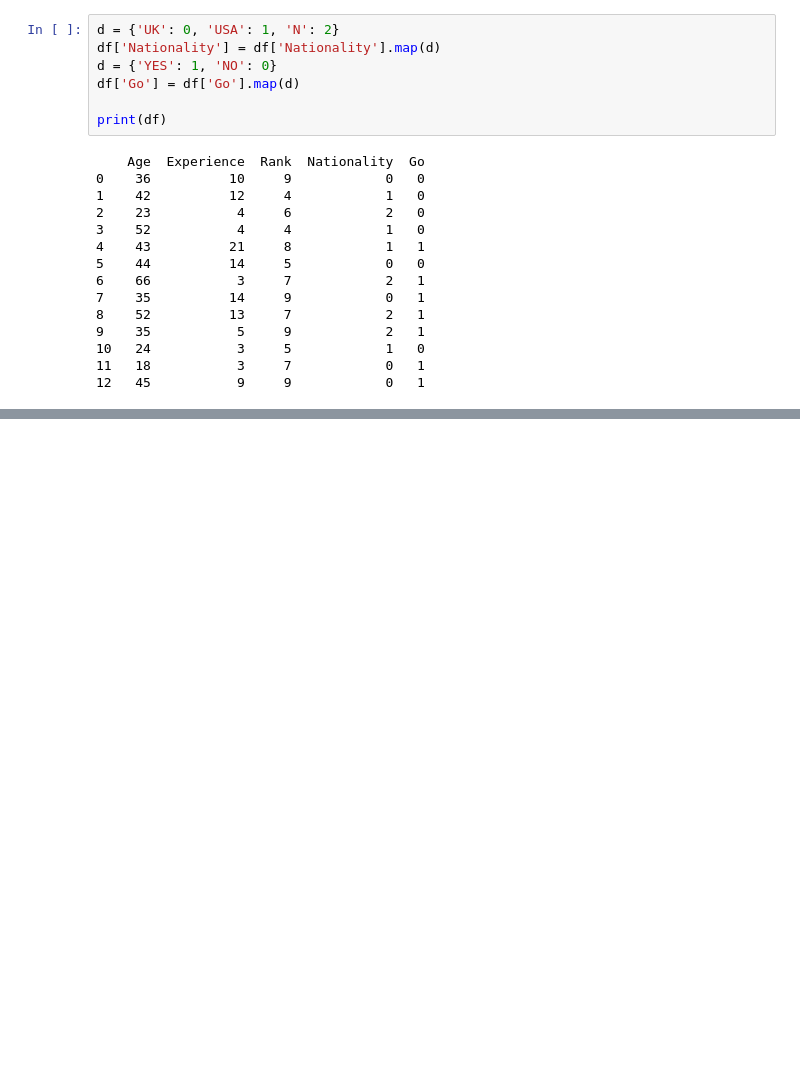
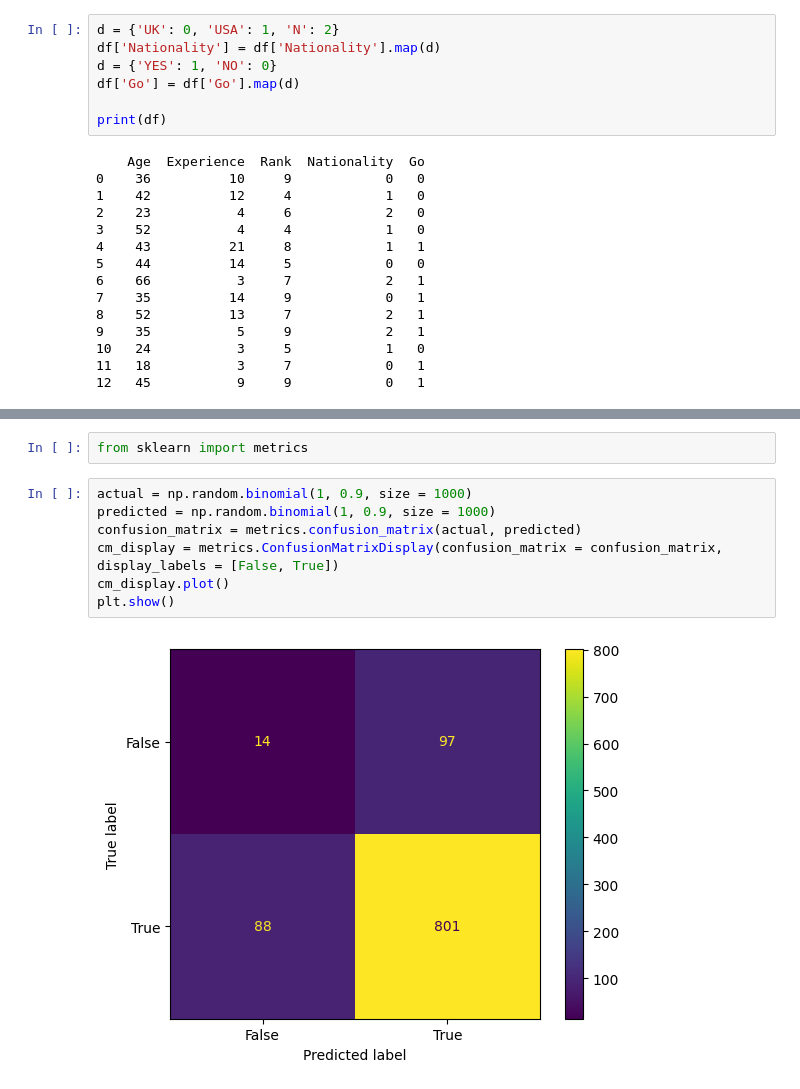
Before and after one commit to MSaberian/PyLearnDataScience, a Jupyter notebook: PyLearnMLIntroduction/MachineLearning.ipynb, the cells around one changed output, grey strips where cells are left out. Cells and saved outputs as stored; diff of their text form; blank space fills up the shorter version.

```diff
--- a/PyLearnMLIntroduction/MachineLearning.ipynb
+++ b/PyLearnMLIntroduction/MachineLearning.ipynb
@@ -303,0 +360,11 @@ print(df)
+# %%
+from sklearn import metrics
+# %%
+actual = np.random.binomial(1, 0.9, size = 1000)
+predicted = np.random.binomial(1, 0.9, size = 1000)
+confusion_matrix = metrics.confusion_matrix(actual, predicted)
+cm_display = metrics.ConfusionMatrixDisplay(confusion_matrix = confusion_matrix, display_labels = [False, True])
+cm_display.plot()
+plt.show()
+# %% [output]
+[figure, added]
```
Also changed, not shown: parts of 46 cells of this notebook, 6 other files.
